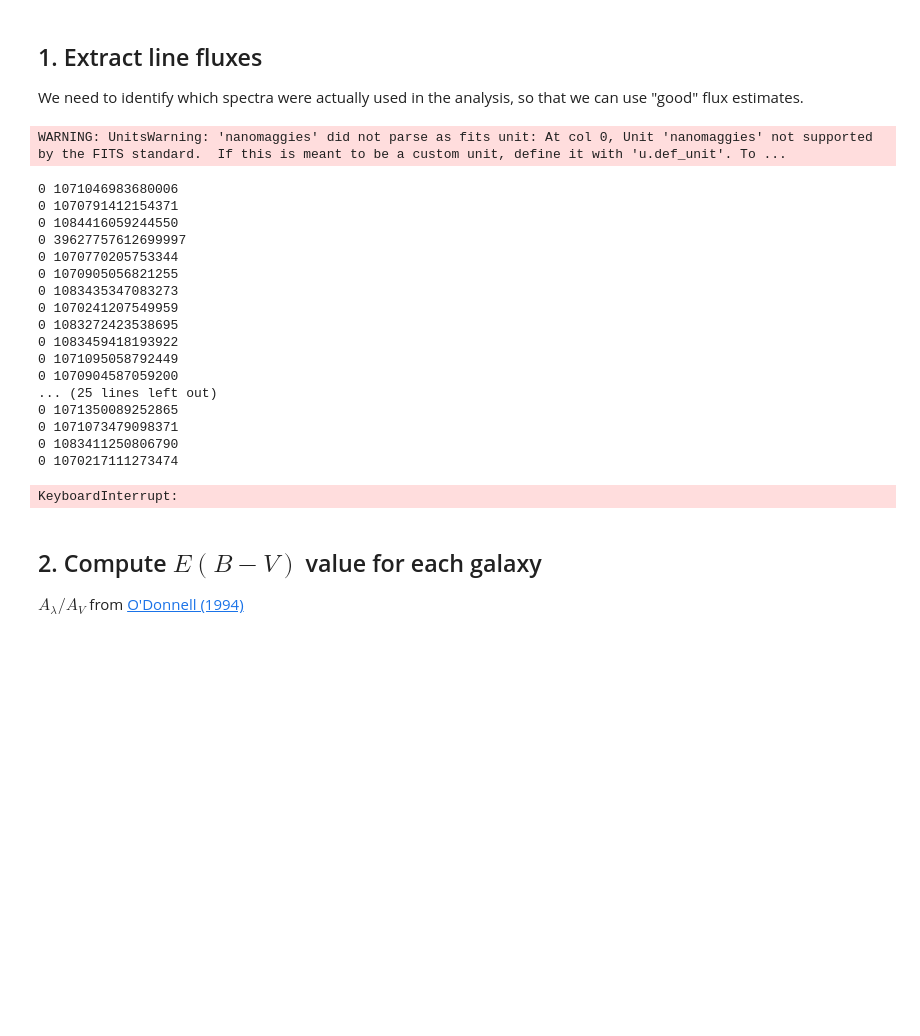
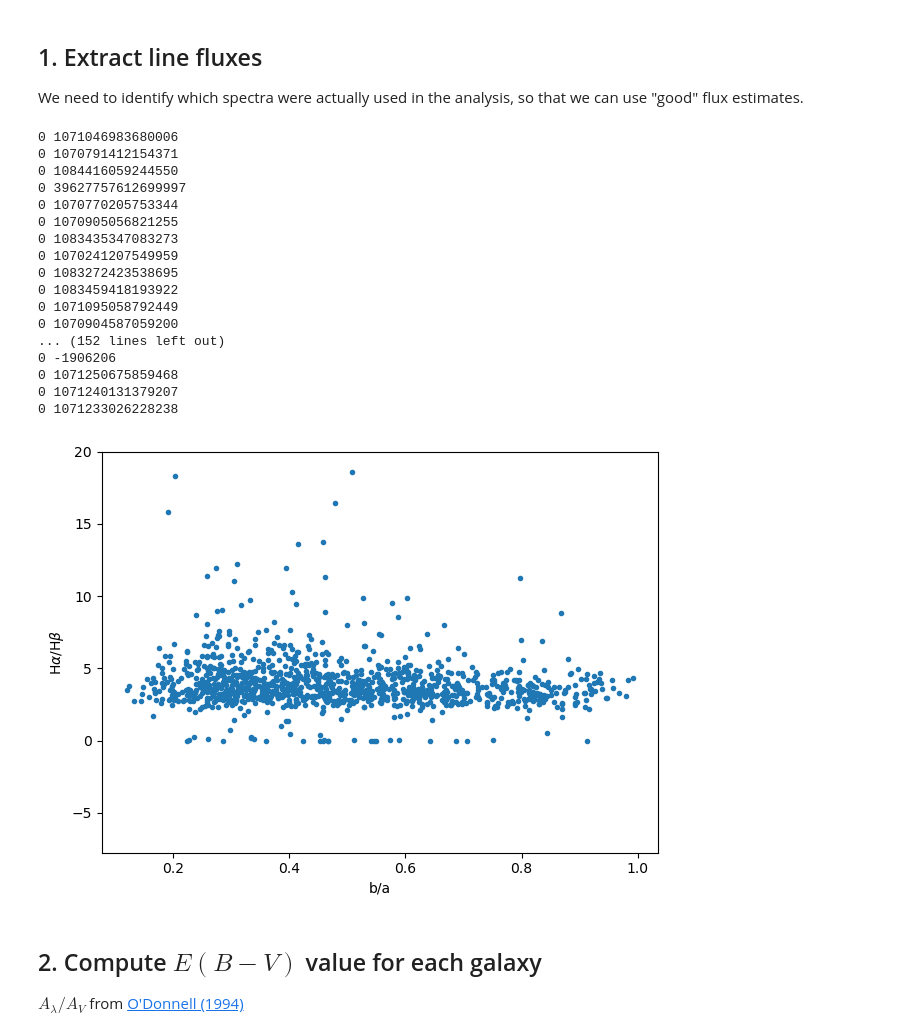
Before and after one commit to DESI-UR/DESI_SGA, a Jupyter notebook: TF/TF_dustCorr.ipynb, the cells around one changed output. Cells and saved outputs as stored; diff of their text form; code cells hidden in the pictures; blank space fills up the shorter version.

```diff
--- a/TF/TF_dustCorr.ipynb
+++ b/TF/TF_dustCorr.ipynb
@@ -137,6 +148,8 @@ gals['HBETA_FLUX_ERR'] = np.nan
 targets_good = targets[targets['DELTACHI2'] > 25]
 
 for i in range(len(gals)):
+
+    # start_time = time.time()
 
     # Identify all galaxy targets on this galaxy
     obs_idx = targets_good['SGA_ID'] == gals['SGA_ID'][i]
@@ -154,6 +167,8 @@ for i in range(len(gals)):
     Ha_ivar = np.zeros(sum(obs_idx))
     Hb_ivar = np.zeros(sum(obs_idx))
 
+    # print('Checkpoint 1:', time.time() - start_time)
+
     # Extract fluxes from fastspecfit catalog
     for j in range(len(filenames)):
 
@@ -164,8 +179,14 @@ for i in range(len(gals)):
         dirs, file = rr_filename.split('redrock')
         fs_filename = dirs + 'fastspec' + file + '.gz'
 
+        # start_read = time.time()
+
         # Open file
-        fs_file = Table.read(fastspecfit_directory + fs_filename, hdu=1)
+        hdul = fits.open(fastspecfit_directory + fs_filename, hdu=1)
+        fs_file = hdul[1].data
+        hdul.close()
+
+        # print('Read time:', time.time() - start_read)
 
         # Find row for this targetid
         targetid_idx = fs_file['TARGETID'] == targetids[j]
@@ -180,32 +201,44 @@ for i in range(len(gals)):
             print(sum(targetid_idx), targetids[j])
 
     # print(Ha/Hb)
+    # print('Checkpoint 4:', time.time() - start_time)
 
     # Compute "total" fluxes
     gals['HALPHA_FLUX'][i] = np.sum(Ha)
     gals['HBETA_FLUX'][i] = np.sum(Hb)
     gals['HALPHA_FLUX_ERR'][i] = np.sqrt(np.nansum(1/Ha_ivar**2))
     gals['HBETA_FLUX_ERR'][i] = np.sqrt(np.nansum(1/Hb_ivar**2))
+
+    # print('-------')
 # %% [output]
-WARNING: UnitsWarning: 'nanomaggies' did not parse as fits unit: At col 0, Unit 'nanomaggies' not supported by the FITS standard.  If this is meant to be a custom unit, define it with 'u.def_unit'. To ...
+0 1071046983680006
+0 1070791412154371
+0 1084416059244550
+0 39627757612699997
+0 1070770205753344
+0 1070905056821255
+0 1083435347083273
+0 1070241207549959
+0 1083272423538695
+0 1083459418193922
+0 1071095058792449
+0 1070904587059200
+... (152 lines left out)
+0 -1906206
+0 1071250675859468
+0 1071240131379207
+0 1071233026228238
-0 1071046983680006
-0 1070791412154371
-0 1084416059244550
-0 39627757612699997
-0 1070770205753344
-0 1070905056821255
-0 1083435347083273
-0 1070241207549959
-0 1083272423538695
-0 1083459418193922
-0 1071095058792449
-0 1070904587059200
-... (25 lines left out)
-0 1071350089252865
-0 1071073479098371
-0 1083411250806790
-0 1070217111273474
-KeyboardInterrupt:
+# %%
+plt.figure(tight_layout=True)
+
+plt.plot(gals['BA'], gals['HALPHA_FLUX']/gals['HBETA_FLUX'], '.')
+
+plt.ylim(ymax=20)
+
+plt.xlabel('b/a')
+plt.ylabel(r'H$\alpha$/H$\beta$');
+# %% [output]
+[figure, added]
 # %% [markdown]
 ## 2. Compute $E(B-V)$ value for each galaxy
 
```
Also changed, not shown: parts of 3 cells of this notebook.
